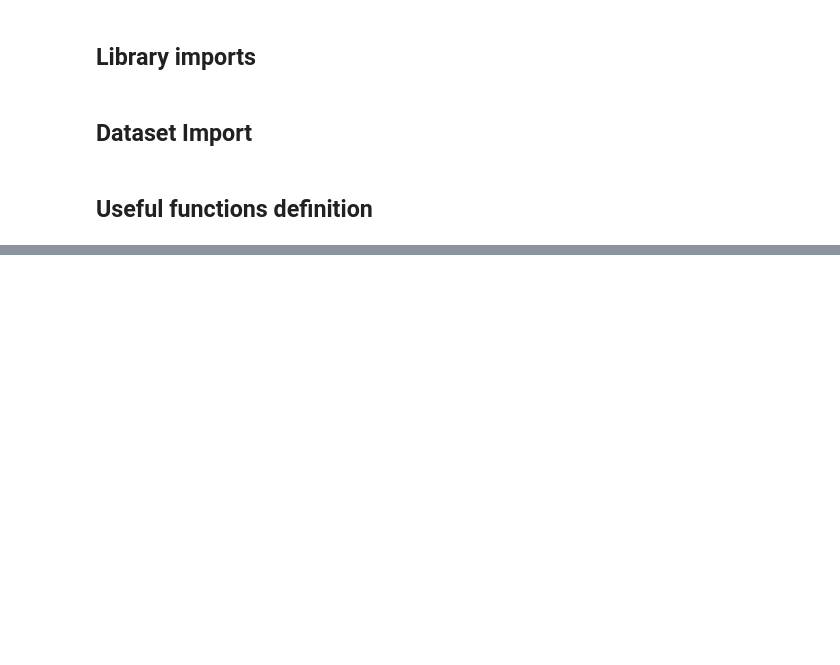
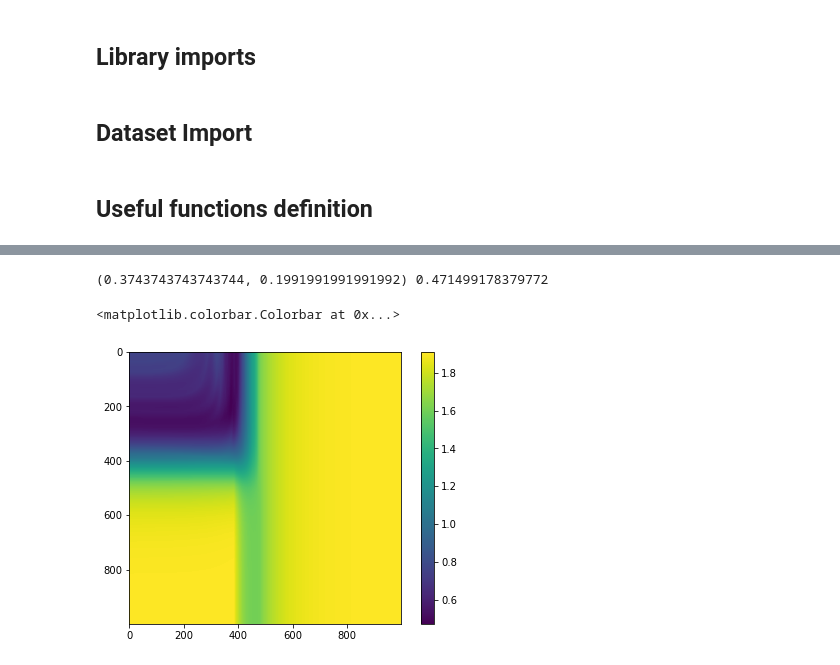
Before and after one commit to StefanBogdan/RL_liquid_chromatography, a Jupyter notebook: code/Simulator.ipynb, the cells around one changed output, grey strips where cells are left out. Drawn from its saved outputs; the diff is of its cells as text; code cells hidden in the pictures; blank space fills up the shorter version.

```diff
--- a/code/Simulator.ipynb
+++ b/code/Simulator.ipynb
@@ -117,0 +75,28 @@ plt.plot(losses)
+# %%
+exp = ExperimentAnalytes(k0 = alist.k0.values, S = alist.S.values, h=0.001, grad='iso', run_time=None)
+phis = np.linspace(0, 1, 1000)
+loss = 2
+phi_ = (1, 1)
+loss_field = np.zeros((1000, 1000))
+j = 0
+for phi1 in phis:
+    i = 0
+    for phi2 in phis:
+        exp.reset()
+        exp.run_all([phi1, phi2], [0.25, 3000000])
+        if exp.loss() < loss:
+            loss = exp.loss()
+            phi_ = (phi1, phi2)
+        loss_field[i, j] = exp.loss()
+        i += 1
+    j += 1
+print(phi_, loss)
+#(0.34934934934934936, 0.6936936936936937) 0.13708910598198898
+# %% [output]
+(0.3743743743743744, 0.1991991991991992) 0.471499178379772
+# %%
+plt.imshow(loss_field[0:, 0:])
+plt.colorbar()
+# %% [output]
+<matplotlib.colorbar.Colorbar at 0x...>
+[figure, added]
```
Also changed, not shown: parts of 17 cells of this notebook, 1 other file.
